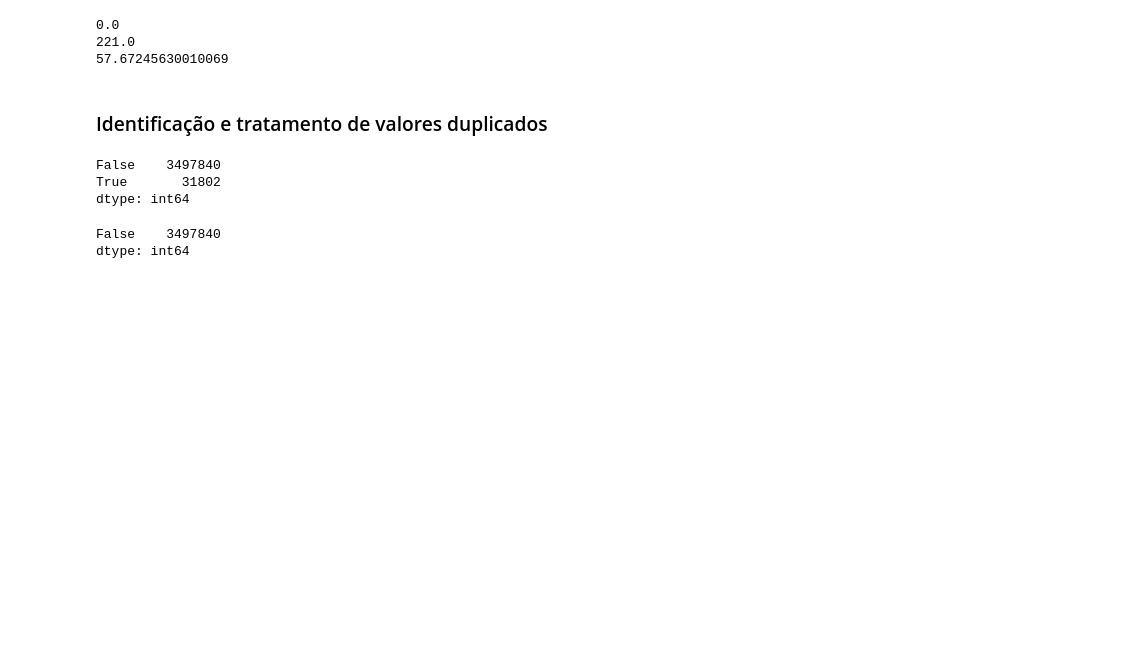
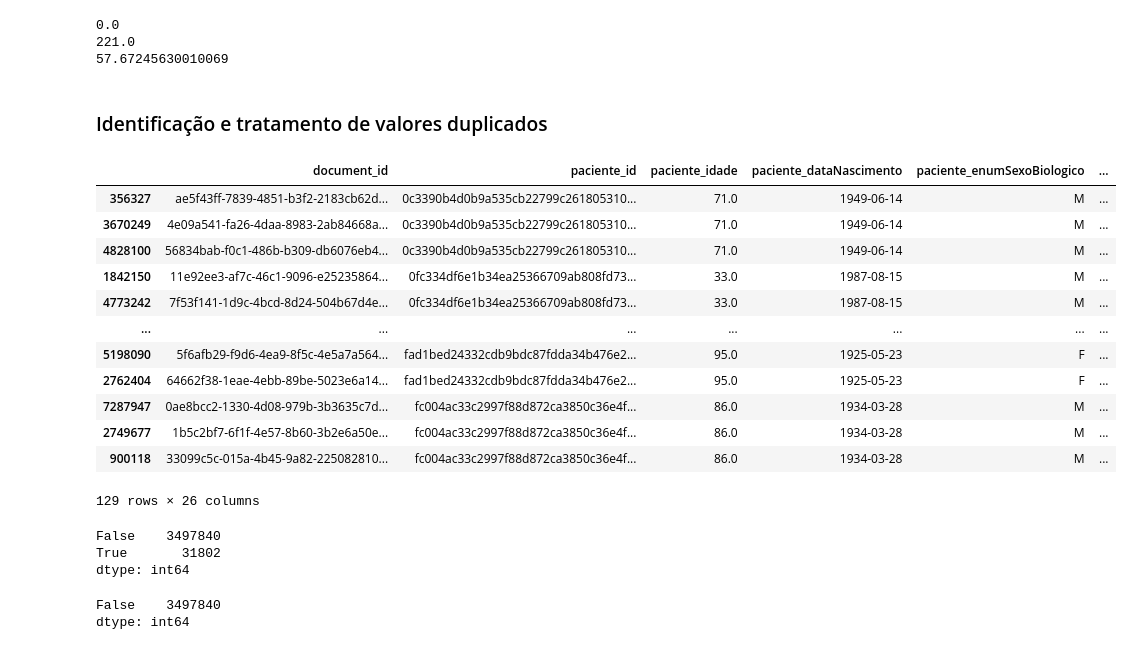
Before and after one commit to massaoiwanaga/topespsi, a Jupyter notebook: TESI_VAC_COVID.ipynb, the cells around one changed output. Cells and saved outputs as stored; diff of their text form; code cells hidden in the pictures; blank space fills up the shorter version.

```diff
--- a/TESI_VAC_COVID.ipynb
+++ b/TESI_VAC_COVID.ipynb
@@ -424,10 +424,24 @@ print(df_vacinacao.paciente_idade.mean())
 ### Identificação e tratamento de valores duplicados
 # %%
 #Lista todos os registros em que o "paciente_id" apareça mais de 2 vezes
-df_vacinacao[df_vacinacao['paciente_id'].isin(df_vacinacao['paciente_id'].value_counts()[df_vacinacao['paciente_id'].value_counts()>2].index)].sort_values(by=["paciente_id"])
+df_vacinacao[df_vacinacao['paciente_id'].isin(df_vacinacao['paciente_id'].value_counts()[df_vacinacao['paciente_id'].value_counts()>2].index)].sort_values(by=["paciente_id", "vacina_dataAplicacao"])
 
 #df_vacinacao.duplicated(subset=['document_id'])
 #df_vacinacao[df_vacinacao.duplicated(subset=['paciente_id'], keep=False)].sort_values(by=["paciente_id"])
+# %% [output]
+|  | document_id | paciente_id | paciente_idade | paciente_dataNascimento | paciente_enumSexoBiologico | ... |
+| 356327 | ae5f43ff-7839-4851-b3f2-2183cb62d... | 0c3390b4d0b9a535cb22799c261805310... | 71.0 | 1949-06-14 | M | ... |
+| 3670249 | 4e09a541-fa26-4daa-8983-2ab84668a... | 0c3390b4d0b9a535cb22799c261805310... | 71.0 | 1949-06-14 | M | ... |
+| 4828100 | 56834bab-f0c1-486b-b309-db6076eb4... | 0c3390b4d0b9a535cb22799c261805310... | 71.0 | 1949-06-14 | M | ... |
+| 1842150 | 11e92ee3-af7c-46c1-9096-e25235864... | 0fc334df6e1b34ea25366709ab808fd73... | 33.0 | 1987-08-15 | M | ... |
+| 4773242 | 7f53f141-1d9c-4bcd-8d24-504b67d4e... | 0fc334df6e1b34ea25366709ab808fd73... | 33.0 | 1987-08-15 | M | ... |
+| ... | ... | ... | ... | ... | ... | ... |
+| 5198090 | 5f6afb29-f9d6-4ea9-8f5c-4e5a7a564... | fad1bed24332cdb9bdc87fdda34b476e2... | 95.0 | 1925-05-23 | F | ... |
+| 2762404 | 64662f38-1eae-4ebb-89be-5023e6a14... | fad1bed24332cdb9bdc87fdda34b476e2... | 95.0 | 1925-05-23 | F | ... |
+| 7287947 | 0ae8bcc2-1330-4d08-979b-3b3635c7d... | fc004ac33c2997f88d872ca3850c36e4f... | 86.0 | 1934-03-28 | M | ... |
+| 2749677 | 1b5c2bf7-6f1f-4e57-8b60-3b2e6a50e... | fc004ac33c2997f88d872ca3850c36e4f... | 86.0 | 1934-03-28 | M | ... |
+| 900118 | 33099c5c-015a-4b45-9a82-225082810... | fc004ac33c2997f88d872ca3850c36e4f... | 86.0 | 1934-03-28 | M | ... |
+129 rows × 26 columns
 # %%
 # teste com a função duplicated()
 df_vacinacao.duplicated(subset=['paciente_id']).value_counts()
```
Also changed, not shown: parts of 9 cells of this notebook.
